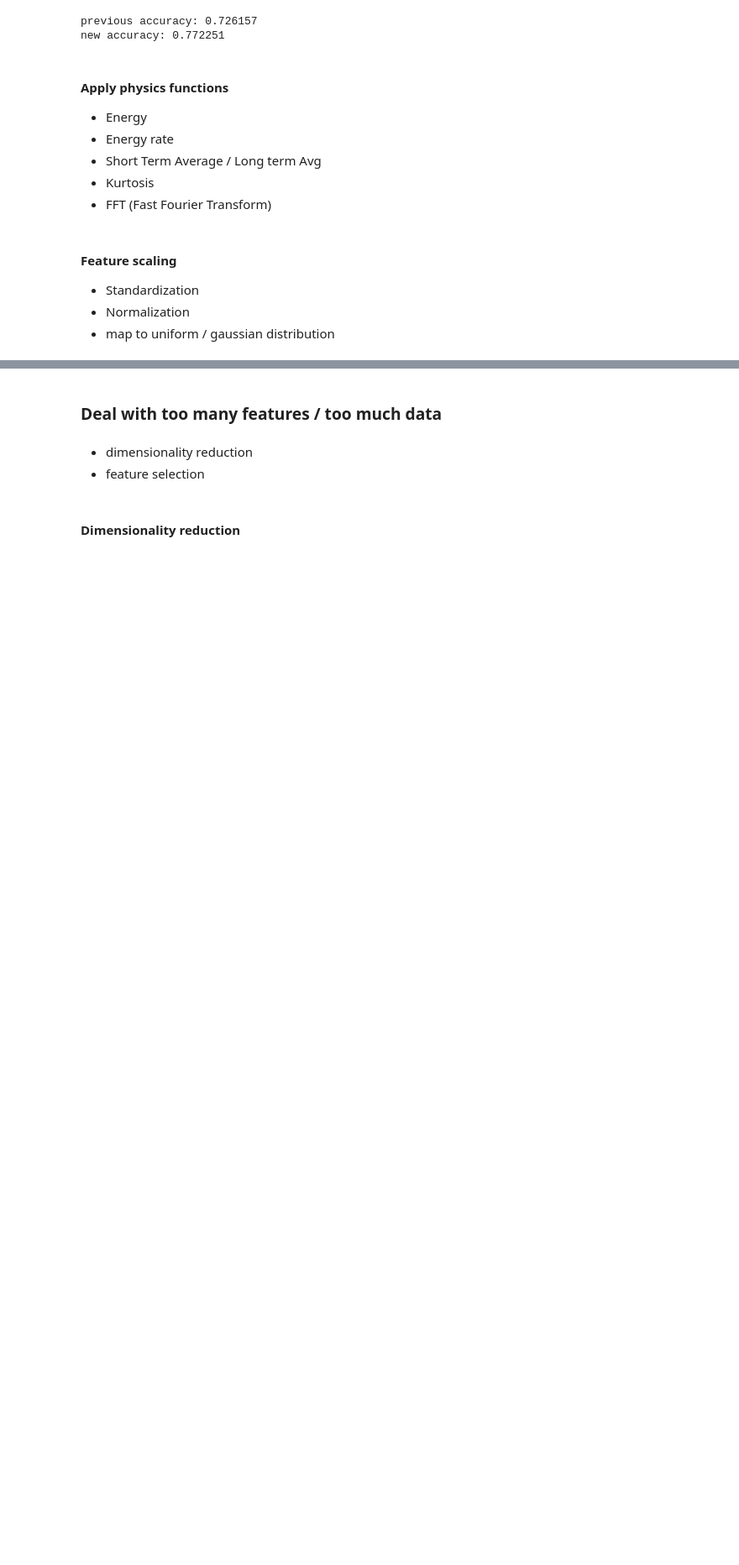
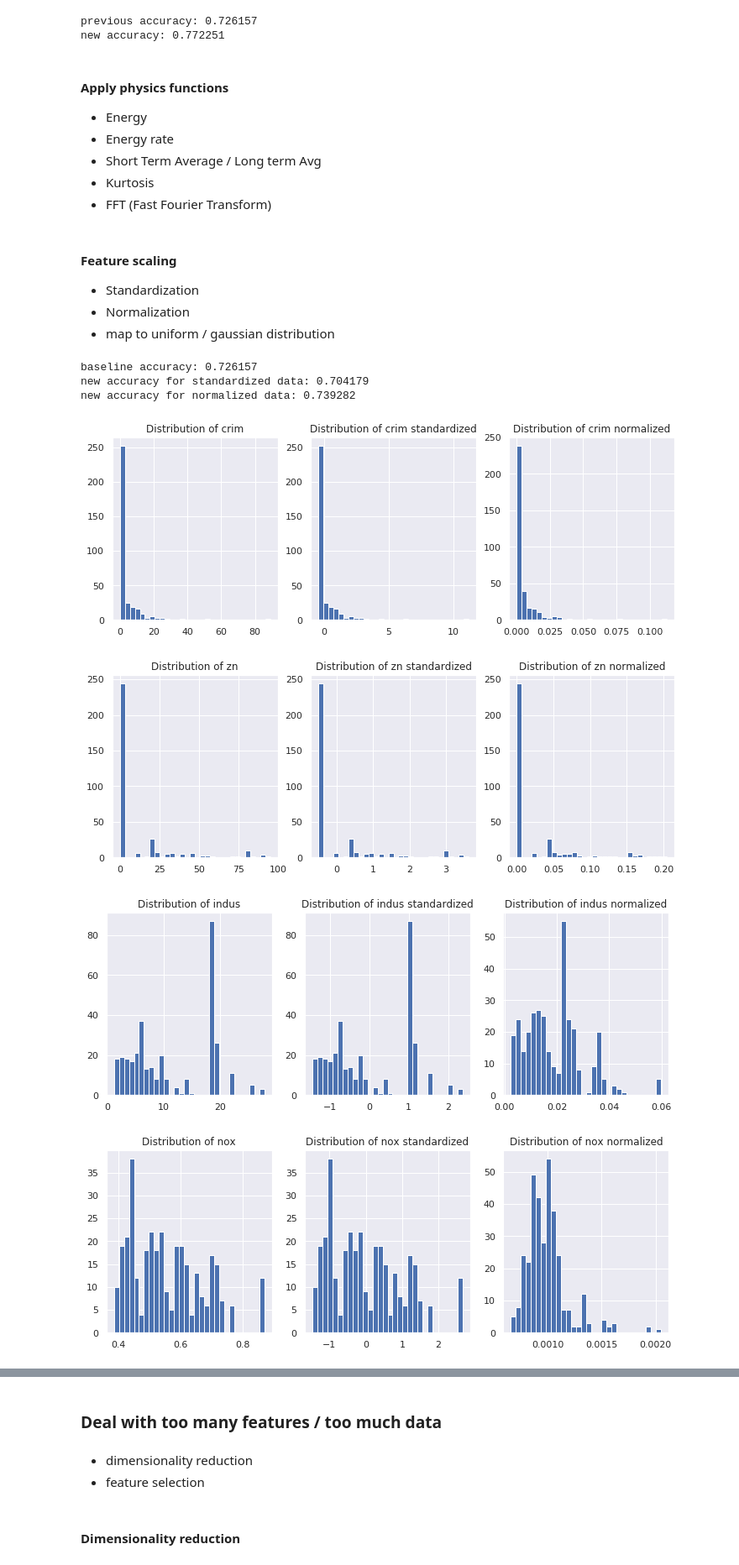
Before and after one commit to neomatrix369/awesome-ai-ml-dl, a Jupyter notebook: notebooks/jupyter/data/03_Feature_Engineering_(Do_we_know_our_data).ipynb, the cells around one changed output, grey strips where cells are left out. Shown at 84% size. Drawn from its saved outputs; the diff is of its cells as text; code cells hidden in the pictures; blank space fills up the shorter version.

```diff
--- a/notebooks/jupyter/data/03_Feature_Engineering_(Do_we_know_our_data).ipynb
+++ b/notebooks/jupyter/data/03_Feature_Engineering_(Do_we_know_our_data).ipynb
@@ -141,0 +144,38 @@ new accuracy: 0.772251
+# %%
+from sklearn import preprocessing
+
+X_train, X_test, y_train, y_test = train_test_split(data.loc[:, data.columns != 'medv'].values, data["medv"].values, test_size=0.33, random_state=42)
+X_train_normalized=preprocessing.normalize(X_train)
+X_test_normalized=preprocessing.normalize(X_test)
+X_train_standardized=preprocessing.scale(X_train)
+X_test_standardized=preprocessing.scale(X_test)
+# %%
+print("baseline accuracy: %f" % evaluateModelOnTrainingAndTestSets(X_train, X_test, y_train, y_test))
+print("new accuracy for standardized data: %f" % evaluateModelOnTrainingAndTestSets(X_train_standardized, X_test_standardized, y_train, y_test))
+print("new accuracy for normalized data: %f" % evaluateModelOnTrainingAndTestSets(X_train_normalized, X_test_normalized, y_train, y_test))
+# %% [output]
+baseline accuracy: 0.726157
+new accuracy for standardized data: 0.704179
+new accuracy for normalized data: 0.739282
+# %%
+# we loop through all the columns
+for index,col in enumerate(data.columns):
+    if(col not in ['medv','chas']):
+        # and for each column we create space for one row with 2 charts
+        f, axes = plt.subplots(1, 3, figsize=(12, 4))
+
+        axes[0].hist(X_train[:, index],bins = 30)
+        axes[0].set_title('Distribution of '+ col)
+
+        axes[1].hist(X_train_standardized[:, index],bins = 30)
+        axes[1].set_title('Distribution of '+ col + ' standardized')
+
+        axes[2].hist(X_train_normalized[:, index],bins = 30)
+        axes[2].set_title('Distribution of '+ col + ' normalized')
+        # we then use this to command to display the charts
+        plt.show()
+# %% [output]
+[figure, added]
+[figure, added]
+[figure, added]
+[figure, added]
```
Also changed, not shown: parts of 7 cells of this notebook.
